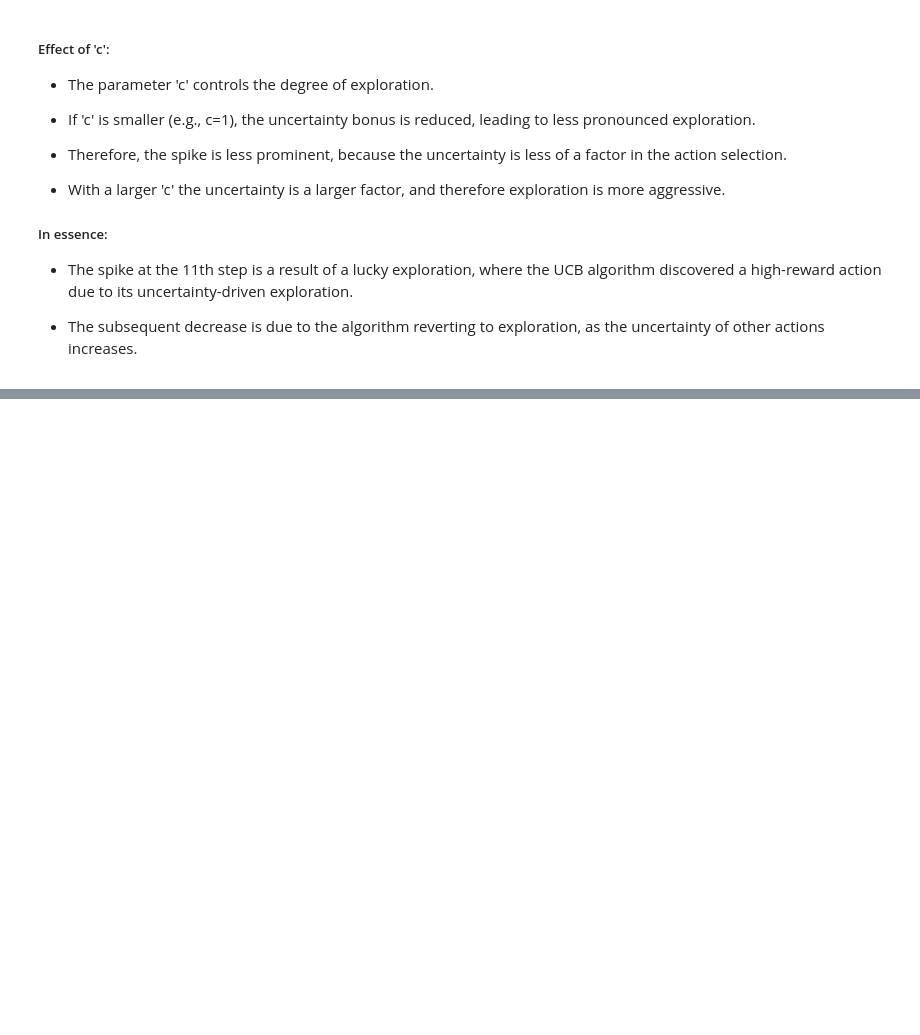
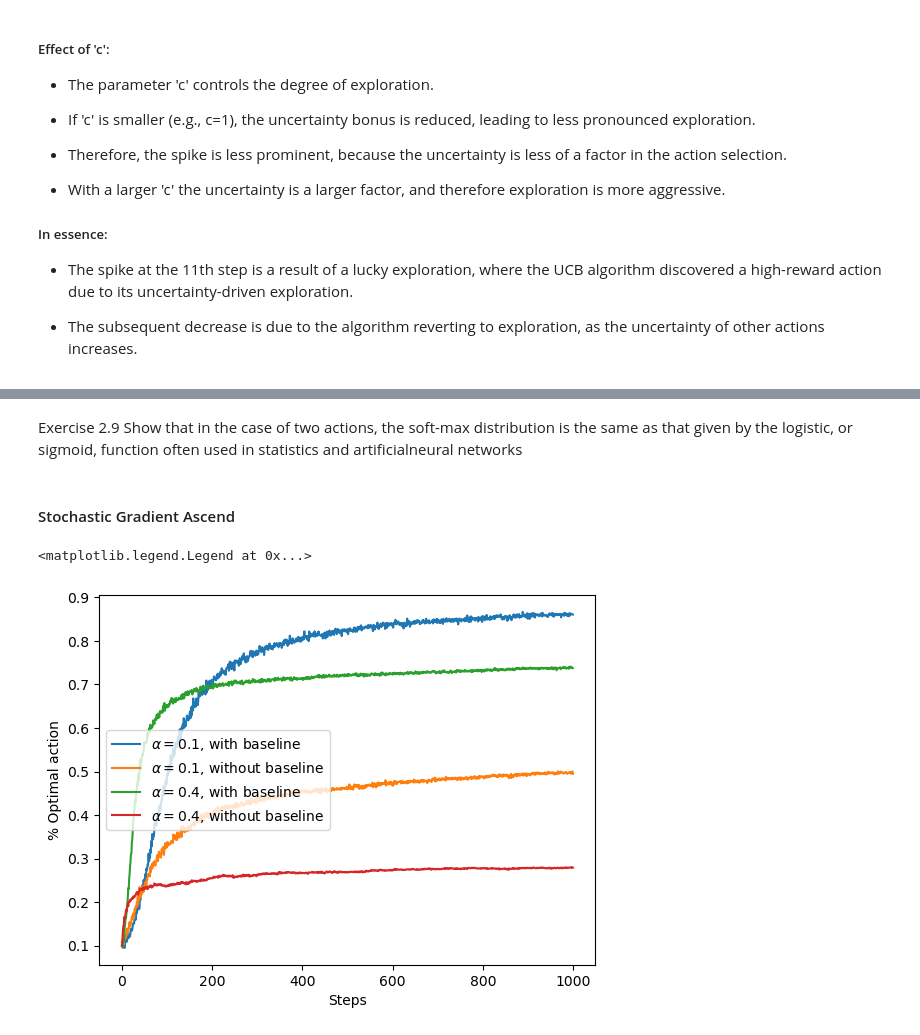
Before and after one commit to Romeo-CC/RL_2020_sutton_reading_notes, a Jupyter notebook: chapter_2.ipynb, the cells around one changed output, grey strips where cells are left out. Cells and saved outputs as stored; diff of their text form; code cells hidden in the pictures; blank space fills up the shorter version.

Commit message:
add gradient method

```diff
--- a/chapter_2.ipynb
+++ b/chapter_2.ipynb
@@ -543,0 +560,27 @@ The spike at the 11th step is a result of the UCB algorithm's exploration strate
+# %% [markdown]
+Exercise 2.9 Show that in the case of two actions, the soft-max distribution is the same as that given by the logistic, or sigmoid, function often used in statistics and artificialneural networks
+# %% [markdown]
+#### Stochastic Gradient Ascend
+# %%
+runs = 2000
+time = 1000
+
+bandits = []
+bandits.append(Bandit(gradient=True, step_size=0.1, gradient_baseline=True, true_reward=4))
+bandits.append(Bandit(gradient=True, step_size=0.1, gradient_baseline=False, true_reward=4))
+bandits.append(Bandit(gradient=True, step_size=0.4, gradient_baseline=True, true_reward=4))
+bandits.append(Bandit(gradient=True, step_size=0.4, gradient_baseline=False, true_reward=4))
+best_action_counts, _ = simulate(runs, time, bandits)
+labels = [r'$\alpha = 0.1$, with baseline',
+            r'$\alpha = 0.1$, without baseline',
+            r'$\alpha = 0.4$, with baseline',
+            r'$\alpha = 0.4$, without baseline']
+
+for i in range(len(bandits)):
+    plt.plot(best_action_counts[i], label=labels[i])
+plt.xlabel('Steps')
+plt.ylabel('% Optimal action')
+plt.legend()
+# %% [output]
+<matplotlib.legend.Legend at 0x...>
+[figure, added]
```
Also changed, not shown: parts of 6 cells of this notebook, 1 other file.
